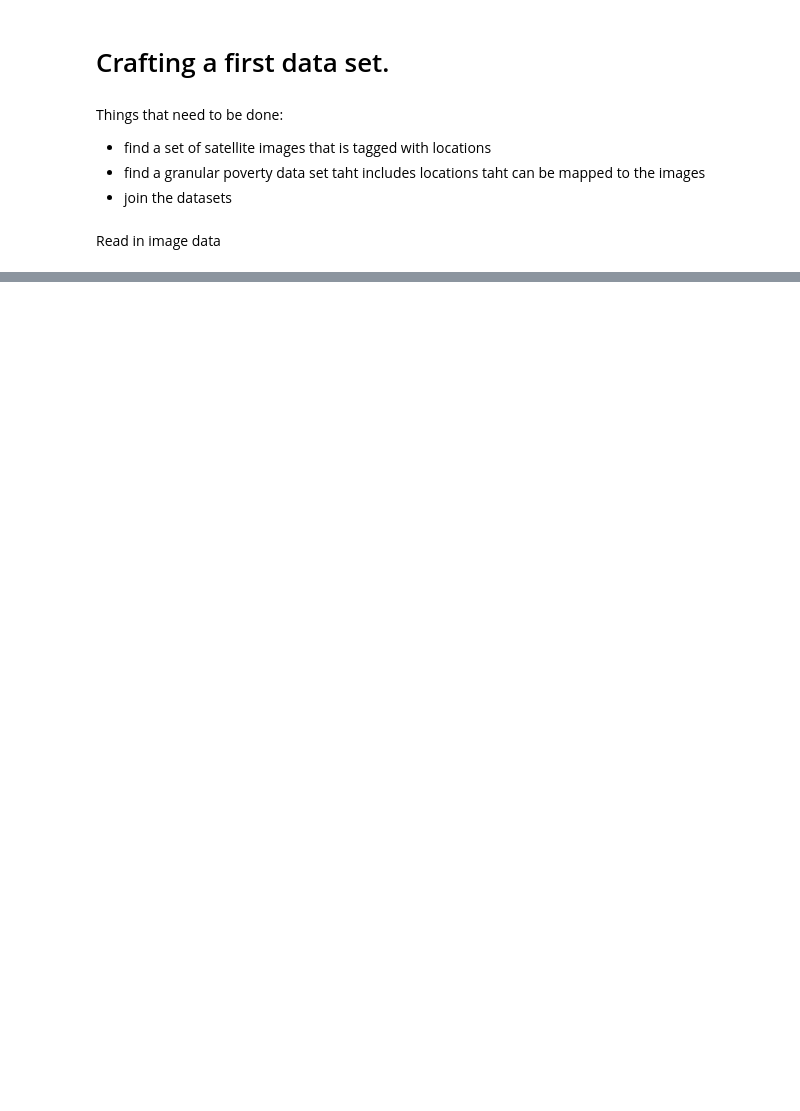
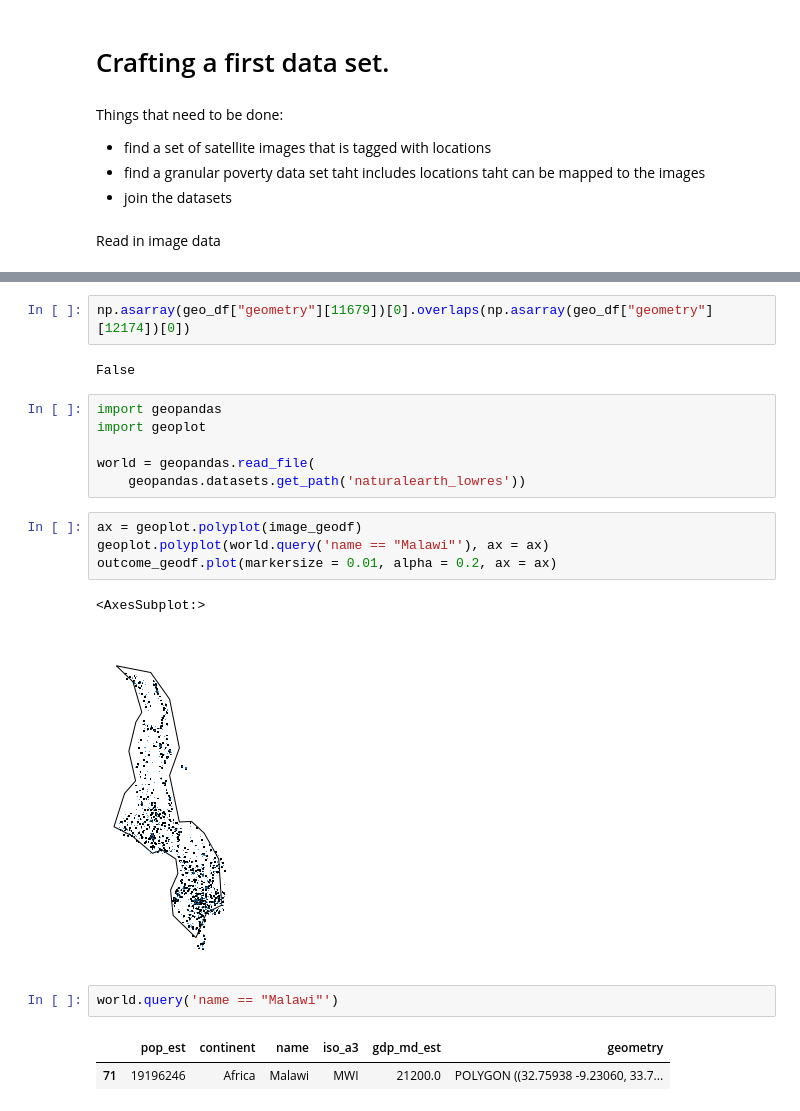
Before and after one commit to ccepelak/ML-SS22, a Jupyter notebook: data_cleaning.ipynb, the cells around one changed output, grey strips where cells are left out. Cells and saved outputs as stored; diff of their text form; blank space fills up the shorter version.

```diff
--- a/data_cleaning.ipynb
+++ b/data_cleaning.ipynb
@@ -138,0 +176,22 @@ plt.subplots_adjust(0.01, 0.05, 0.99, 0.93, 0.04, 0.)
+# %%
+np.asarray(geo_df["geometry"][11679])[0].overlaps(np.asarray(geo_df["geometry"][12174])[0])
+# %% [output]
+False
+# %%
+import geopandas
+import geoplot
+
+world = geopandas.read_file(
+    geopandas.datasets.get_path('naturalearth_lowres'))
+# %%
+ax = geoplot.polyplot(image_geodf)
+geoplot.polyplot(world.query('name == "Malawi"'), ax = ax)
+outcome_geodf.plot(markersize = 0.01, alpha = 0.2, ax = ax)
+# %% [output]
+<AxesSubplot:>
+[figure, added]
+# %%
+world.query('name == "Malawi"')
+# %% [output]
+|  | pop_est | continent | name | iso_a3 | gdp_md_est | geometry |
+| 71 | 19196246 | Africa | Malawi | MWI | 21200.0 | POLYGON ((32.75938 -9.23060, 33.7... |
```
Also changed, not shown: parts of 16 cells of this notebook, 1 other file.
